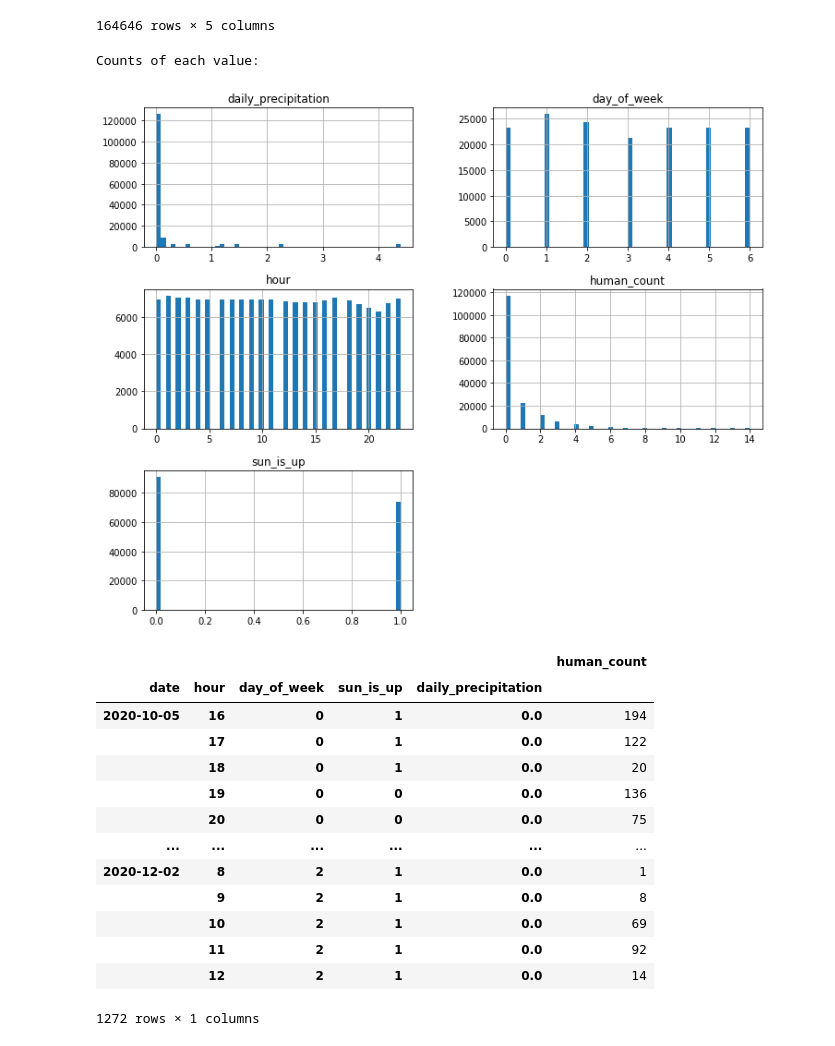
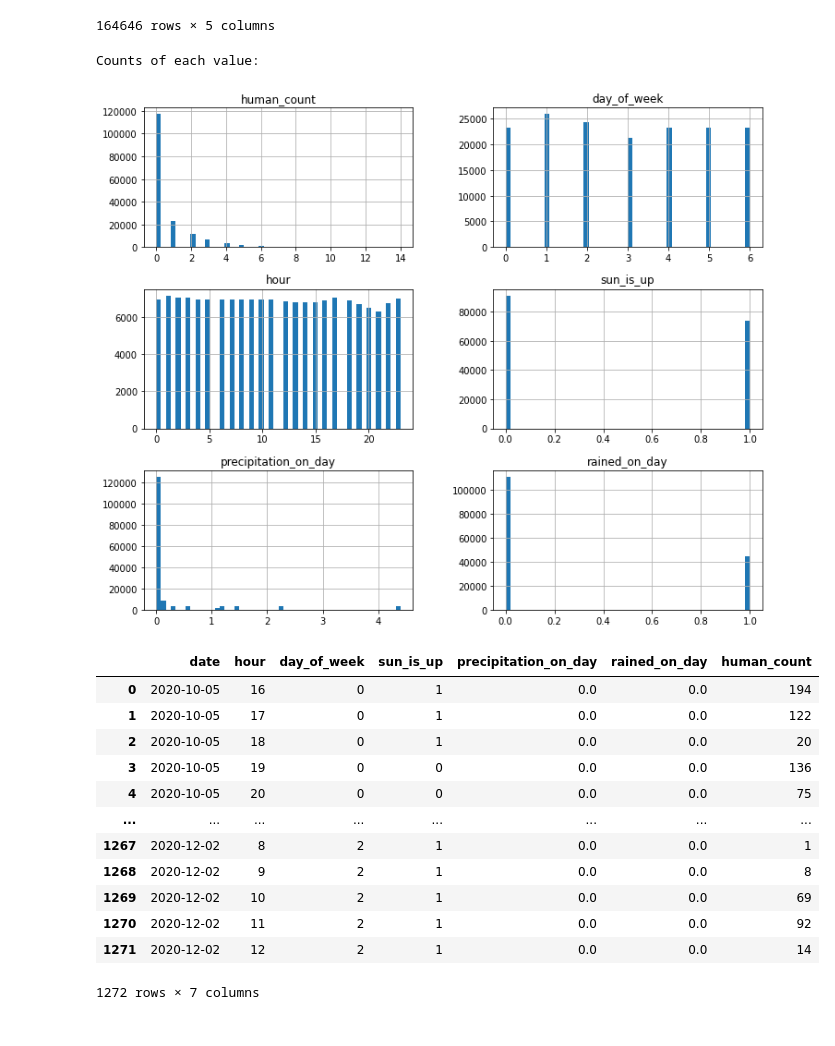
Before and after one commit to mac-macoy/beltline-traffic-forecaster, a Jupyter notebook: predict_traffic.ipynb, the cells around one changed output. Saved outputs shown, nothing was run; the diff lists cells and outputs as text; code cells hidden in the pictures.

```diff
--- a/predict_traffic.ipynb
+++ b/predict_traffic.ipynb
@@ -81,8 +80,9 @@ weather_data = pd.read_csv('data/weather.csv')
 weather_data = weather_data.query('STATION == "US1GAFT0057"')
 weather_data['PRCP'] = weather_data.apply(lambda x: x.PRCP if x.PRCP is not None else x.MDPR, axis=1)
 weather_data['DATE'] = pd.to_datetime(weather_data['DATE']).dt.date
-weather_data = weather_data[['DATE', 'PRCP']]
-weather_data.columns = ['date', 'daily_precipitation']
+weather_data['rained_on_day'] = weather_data['PRCP'].apply(lambda x: 1 if x > 0 else 0)
+weather_data = weather_data[['DATE', 'PRCP', 'rained_on_day']]
+weather_data.columns = ['date', 'precipitation_on_day', 'rained_on_day']
 traffic_data = pd.merge(traffic_data, weather_data, how='left', on=['date'])
 # %%
 traffic_data.hist(bins=50, figsize=(12,10))
@@ -90,26 +90,26 @@ print('Counts of each value:')
 plt.show()
 # %% [output]
 Counts of each value:
-[figure, old version]
+[figure, new version]
 # %%
 # aggregate by hour
-traffic_data = traffic_data.groupby(['date', 'hour', 'day_of_week', 'sun_is_up', 'daily_precipitation'])[['human_count']].agg('sum')
+traffic_data = traffic_data.groupby(['date', 'hour', 'day_of_week', 'sun_is_up', 'precipitation_on_day', 'rained_on_day'])[['human_count']].agg('sum')
+traffic_data = traffic_data.reset_index()
 traffic_data
 # %% [output]
-|  |  |  |  |  | human_count |
-| date | hour | day_of_week | sun_is_up | daily_precipitation |  |
-| 2020-10-05 | 16 | 0 | 1 | 0.0 | 194 |
-|  | 17 | 0 | 1 | 0.0 | 122 |
-|  | 18 | 0 | 1 | 0.0 | 20 |
-|  | 19 | 0 | 0 | 0.0 | 136 |
-|  | 20 | 0 | 0 | 0.0 | 75 |
-| ... | ... | ... | ... | ... | ... |
-| 2020-12-02 | 8 | 2 | 1 | 0.0 | 1 |
-|  | 9 | 2 | 1 | 0.0 | 8 |
-|  | 10 | 2 | 1 | 0.0 | 69 |
-|  | 11 | 2 | 1 | 0.0 | 92 |
-|  | 12 | 2 | 1 | 0.0 | 14 |
+|  | date | hour | day_of_week | sun_is_up | precipitation_on_day | rained_on_day | human_count |
+| 0 | 2020-10-05 | 16 | 0 | 1 | 0.0 | 0.0 | 194 |
+| 1 | 2020-10-05 | 17 | 0 | 1 | 0.0 | 0.0 | 122 |
+| 2 | 2020-10-05 | 18 | 0 | 1 | 0.0 | 0.0 | 20 |
+| 3 | 2020-10-05 | 19 | 0 | 0 | 0.0 | 0.0 | 136 |
+| 4 | 2020-10-05 | 20 | 0 | 0 | 0.0 | 0.0 | 75 |
+| ... | ... | ... | ... | ... | ... | ... | ... |
+| 1267 | 2020-12-02 | 8 | 2 | 1 | 0.0 | 0.0 | 1 |
+| 1268 | 2020-12-02 | 9 | 2 | 1 | 0.0 | 0.0 | 8 |
+| 1269 | 2020-12-02 | 10 | 2 | 1 | 0.0 | 0.0 | 69 |
+| 1270 | 2020-12-02 | 11 | 2 | 1 | 0.0 | 0.0 | 92 |
+| 1271 | 2020-12-02 | 12 | 2 | 1 | 0.0 | 0.0 | 14 |
-1272 rows × 1 columns
+1272 rows × 7 columns
 # %%
 traffic_data.hist(bins=50, figsize=(12,10))
 print('human_count over all hours:')
```
Also changed, not shown: parts of 16 cells of this notebook.
